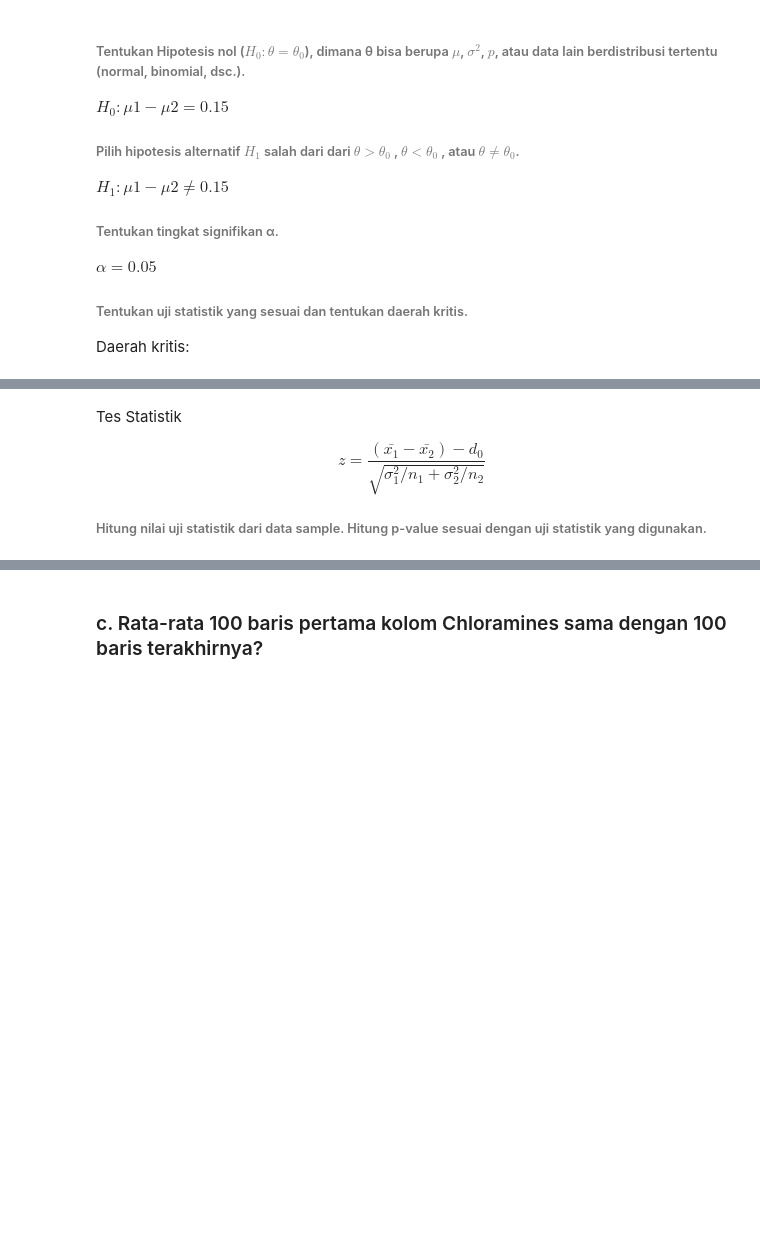
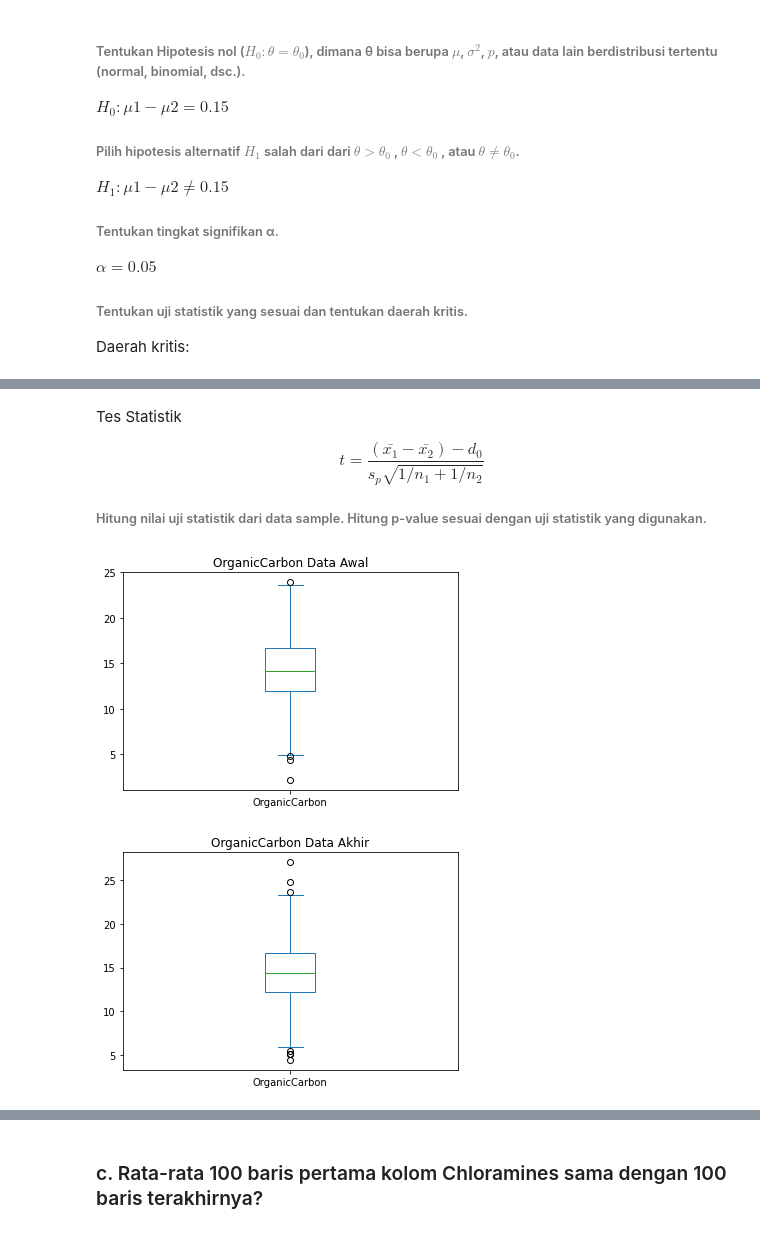
Before and after one commit to msyahrulsp/water-potability, a Jupyter notebook: Soal-5.ipynb, the cells around one changed output, grey strips where cells are left out. Drawn from its saved outputs; the diff is of its cells as text; code cells hidden in the pictures; blank space fills up the shorter version.

```diff
--- a/Soal-5.ipynb
+++ b/Soal-5.ipynb
@@ -105,7 +117,18 @@ $z< -1.959963984540054$ dan $z> 1.959963984540054 $
 # %% [markdown]
 Tes Statistik
 
-$$ z = \frac{(\bar{x_{1}} - \bar{x_{2}}) - d_{0}} {\sqrt{\sigma_{1}^{2}/n_{1} + \sigma_{2}^{2}/n_{2}}}$$
+$$ t = \frac{(\bar{x_{1}} - \bar{x_{2}}) - d_{0}} {s_p\sqrt{1/n_{1} + 1/n_{2}}}$$
 
 ###### Hitung nilai uji statistik dari data sample. Hitung p-value sesuai dengan uji statistik yang digunakan.
+# %%
+df1 = df["OrganicCarbon"][:1005]
+df2 = df["OrganicCarbon"][1005:]
+
+df1.plot(kind="box").set_title("OrganicCarbon Data Awal")
+plt.show()
+df2.plot(kind="box").set_title("OrganicCarbon Data Akhir")
+plt.show()
+# %% [output]
+[figure, added]
+[figure, added]
 # %%
```
Also changed, not shown: parts of 19 cells of this notebook.
